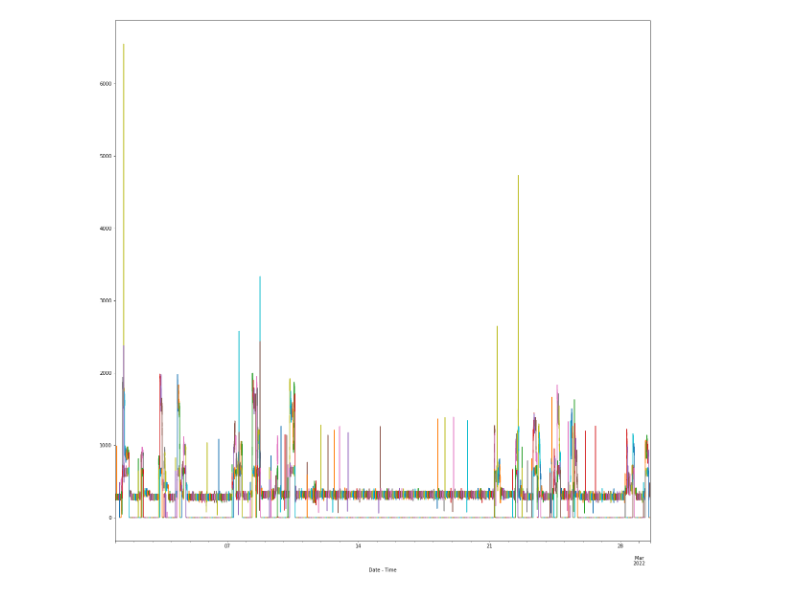
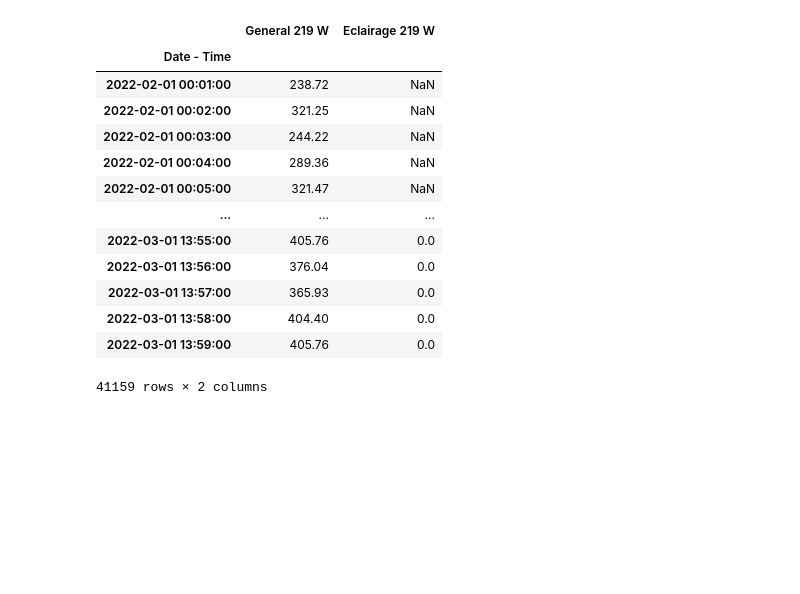
Before and after one commit to Ah-essabar/Master_SDS_Angers, a Jupyter notebook: S2/Mesures Polytech/MesuresElec/Untitled.ipynb, the cells around one changed output. Cells and saved outputs as stored; diff of their text form; code cells hidden in the pictures; blank space fills up the shorter version.

```diff
--- a/S2/Mesures Polytech/MesuresElec/Untitled.ipynb
+++ b/S2/Mesures Polytech/MesuresElec/Untitled.ipynb
@@ -20,4 +33,19 @@ raw_data["2022-02-03"].plot()
 # %%
-a= raw_data.resample("1.33H").plot(figsize=(20, 20))
+a= data.resample("1.33H").plot(figsize=(20, 6))
-# %% [output]
-[figure, removed]
+# %%
+data
+# %% [output]
+|  | General 219 W | Eclairage 219 W |
+| Date - Time |  |  |
+| 2022-02-01 00:01:00 | 238.72 | NaN |
+| 2022-02-01 00:02:00 | 321.25 | NaN |
+| 2022-02-01 00:03:00 | 244.22 | NaN |
+| 2022-02-01 00:04:00 | 289.36 | NaN |
+| 2022-02-01 00:05:00 | 321.47 | NaN |
+| ... | ... | ... |
+| 2022-03-01 13:55:00 | 405.76 | 0.0 |
+| 2022-03-01 13:56:00 | 376.04 | 0.0 |
+| 2022-03-01 13:57:00 | 365.93 | 0.0 |
+| 2022-03-01 13:58:00 | 404.40 | 0.0 |
+| 2022-03-01 13:59:00 | 405.76 | 0.0 |
+41159 rows × 2 columns
```
Also changed, not shown: parts of 4 cells of this notebook.
